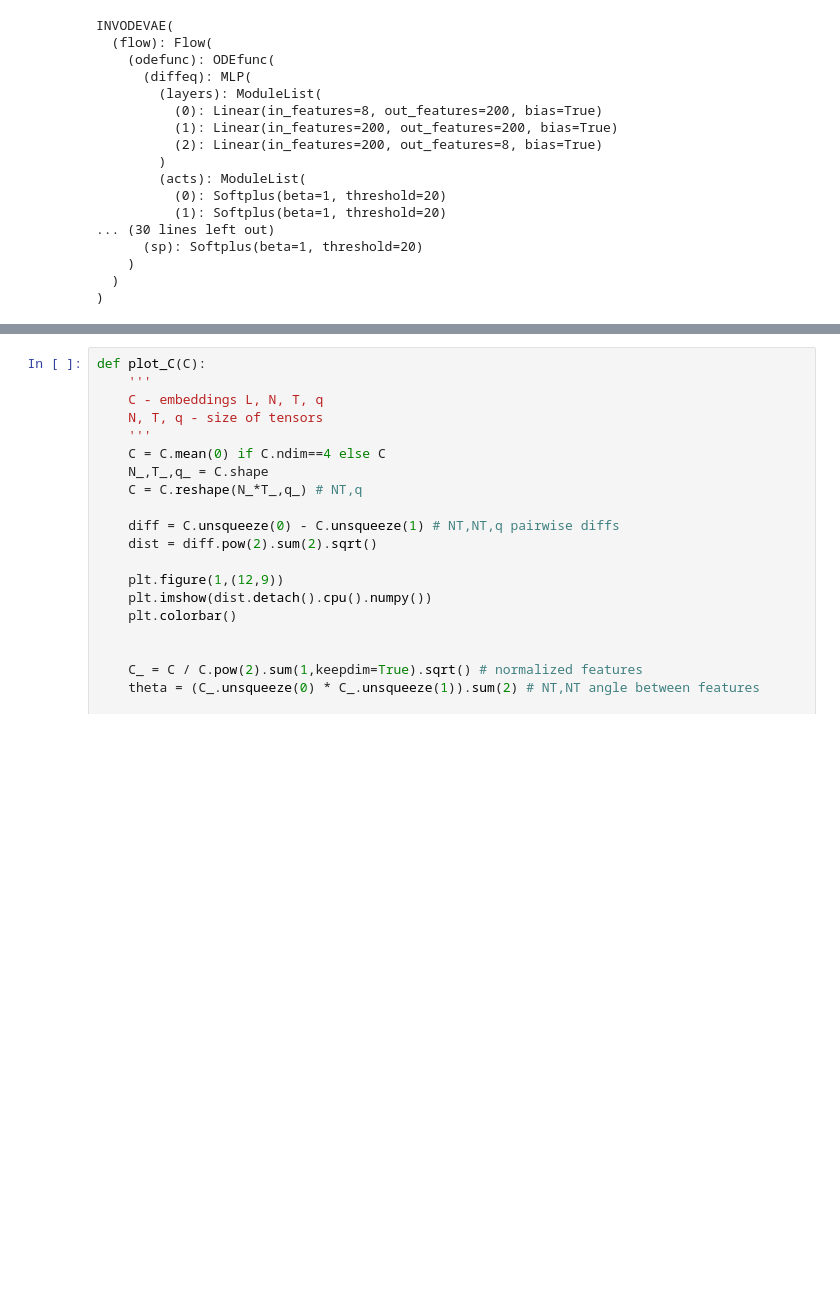
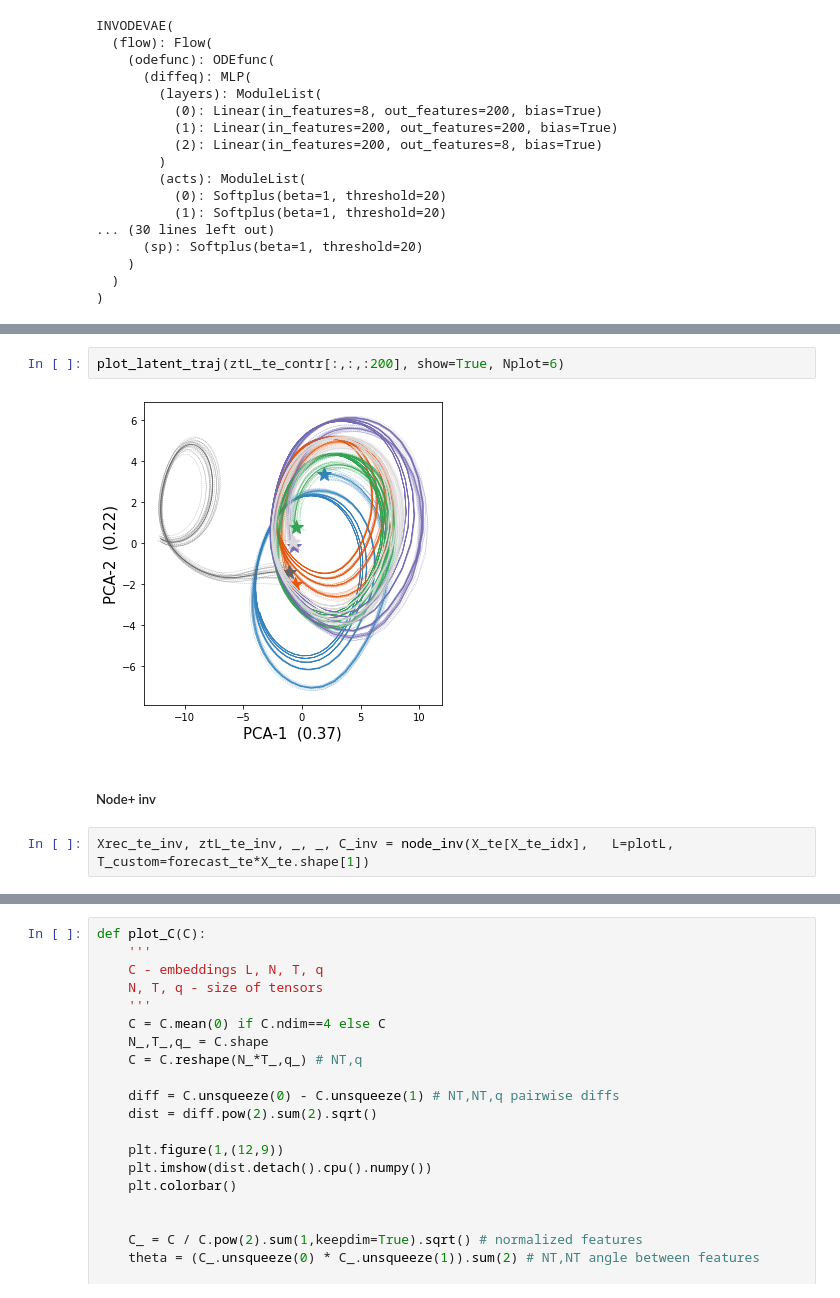
Before and after one commit to IlzeAmandaA/MoNODE, a Jupyter notebook: test_lv.ipynb, the cells around one changed output, grey strips where cells are left out. Drawn from its saved outputs; the diff is of its cells as text; blank space fills up the shorter version.

```diff
--- a/test_lv.ipynb
+++ b/test_lv.ipynb
@@ -183,0 +412,8 @@ INVODEVAE(
+# %%
+plot_latent_traj(ztL_te_contr[:,:,:200], show=True, Nplot=6)
+# %% [output]
+[figure, added]
+# %% [markdown]
+##### Node+ inv
+# %%
+Xrec_te_inv, ztL_te_inv, _, _, C_inv = node_inv(X_te[X_te_idx],   L=plotL, T_custom=forecast_te*X_te.shape[1])
```
Also changed, not shown: parts of 53 cells of this notebook, 1 other file.
